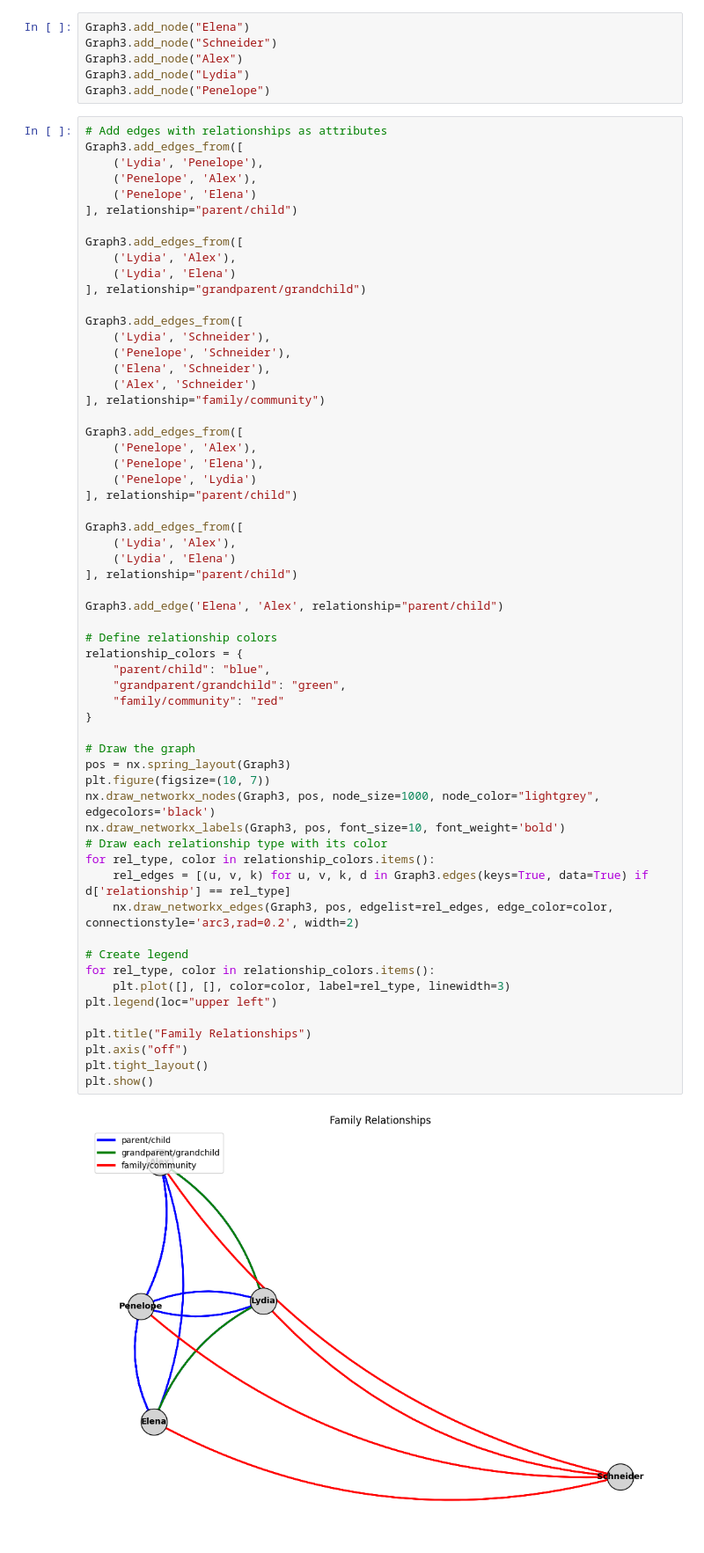
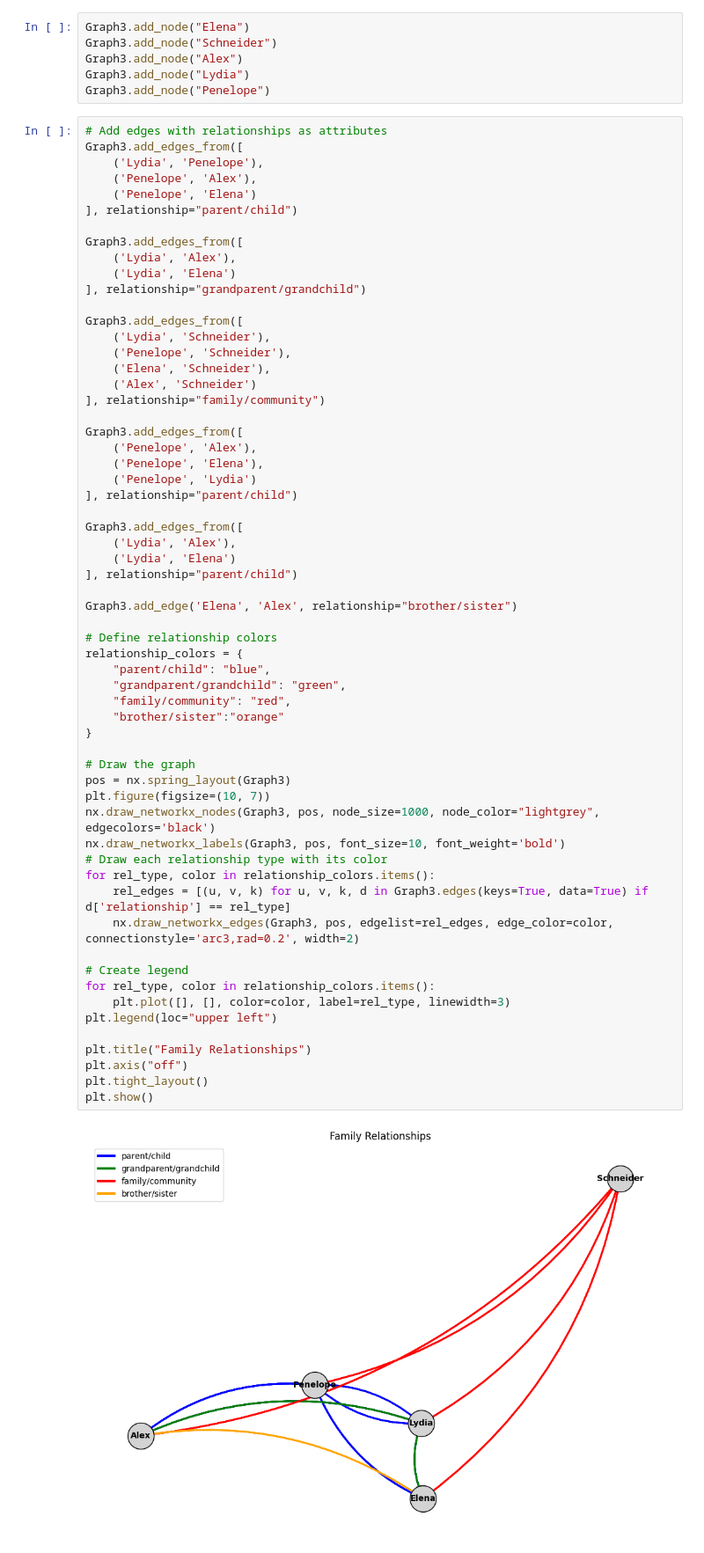
Before and after one commit to Birlinha/one-day-at-a-time, a Jupyter notebook: One_day_at_a_time.ipynb, the cells around one changed output. Shown at 88% size. Cells and saved outputs as stored; diff of their text form.

```diff
--- a/One_day_at_a_time.ipynb
+++ b/One_day_at_a_time.ipynb
@@ -126,36 +126,37 @@ Graph3.add_edges_from([
     ('Lydia', 'Elena')
 ], relationship="parent/child")
 
-Graph3.add_edge('Elena', 'Alex', relationship="parent/child")
+Graph3.add_edge('Elena', 'Alex', relationship="brother/sister")
 
 # Define relationship colors
 relationship_colors = {
     "parent/child": "blue",
     "grandparent/grandchild": "green",
-    "family/community": "red"
+    "family/community": "red",
+    "brother/sister":"orange"
 }
 
 # Draw the graph
 pos = nx.spring_layout(Graph3)
 plt.figure(figsize=(10, 7))
 nx.draw_networkx_nodes(Graph3, pos, node_size=1000, node_color="lightgrey", edgecolors='black')
 nx.draw_networkx_labels(Graph3, pos, font_size=10, font_weight='bold')
 # Draw each relationship type with its color
 for rel_type, color in relationship_colors.items():
     rel_edges = [(u, v, k) for u, v, k, d in Graph3.edges(keys=True, data=True) if d['relationship'] == rel_type]
     nx.draw_networkx_edges(Graph3, pos, edgelist=rel_edges, edge_color=color, connectionstyle='arc3,rad=0.2', width=2)
 
 # Create legend
 for rel_type, color in relationship_colors.items():
     plt.plot([], [], color=color, label=rel_type, linewidth=3)
 plt.legend(loc="upper left")
 
 plt.title("Family Relationships")
 plt.axis("off")
 plt.tight_layout()
 plt.show()
 # %% [output]
-[figure, old version]
+[figure, new version]
 # %%
 nx.draw_networkx(Graph3)
 # %% [output]
```
Also changed, not shown: parts of 1 cell of this notebook.
